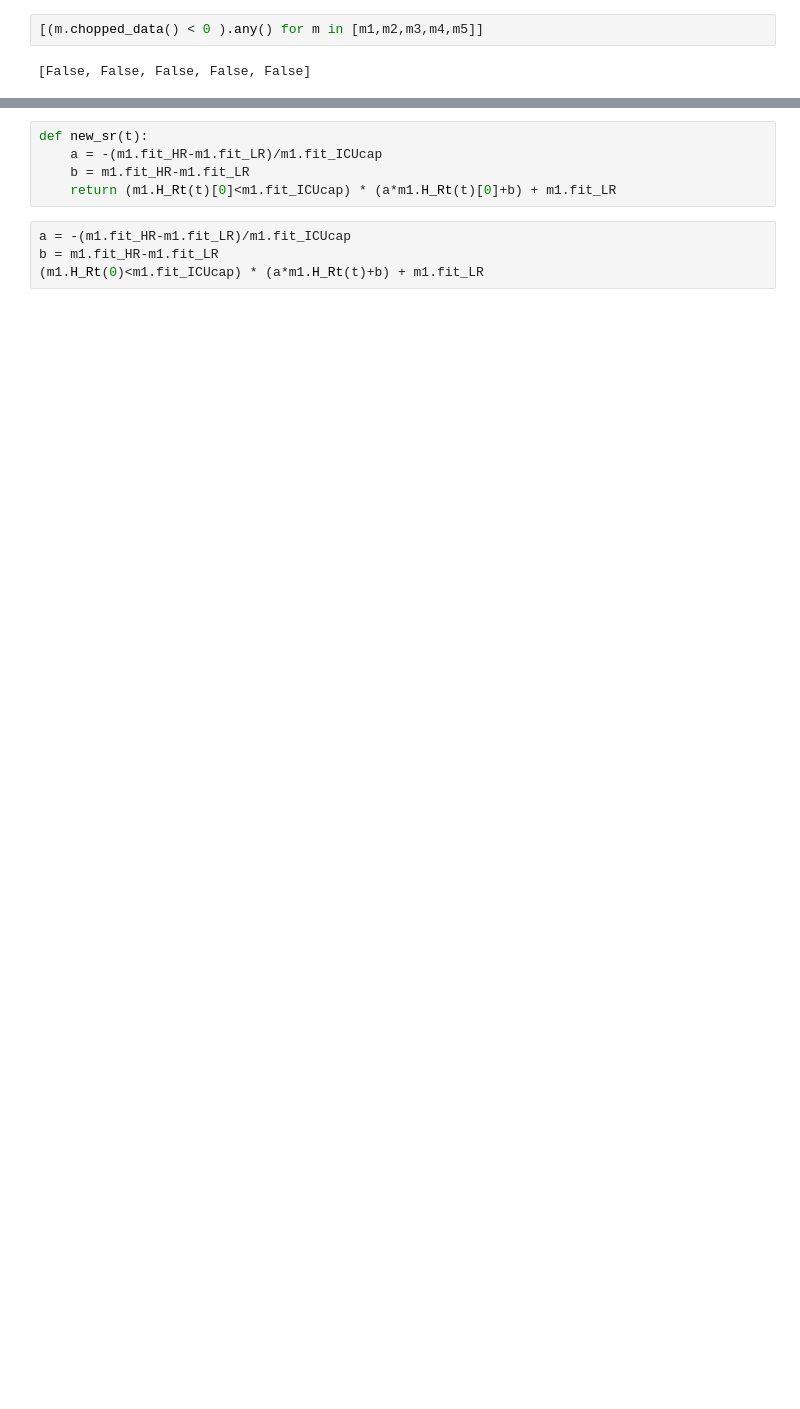
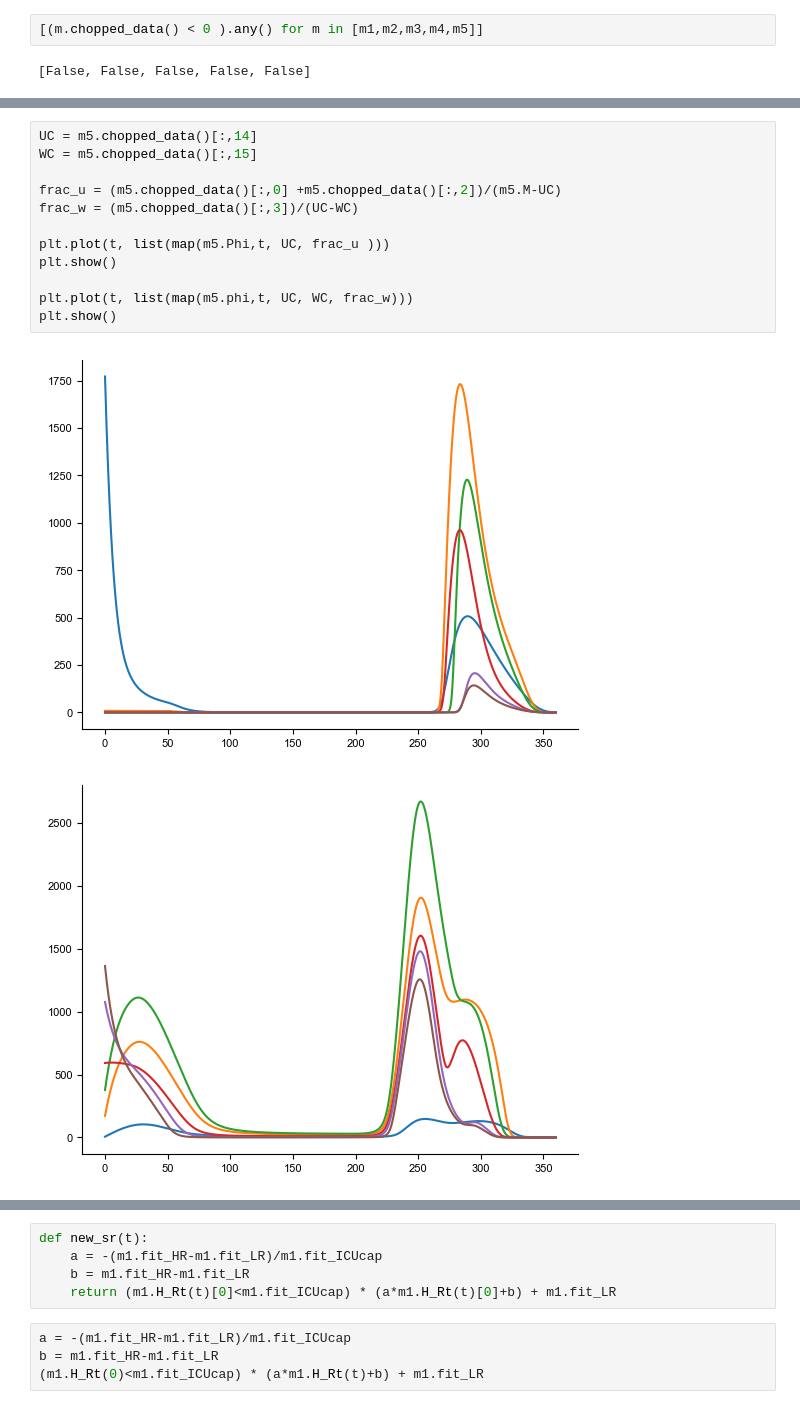
Before and after one commit to Priesemann-Group/covid19_winter_dilemma, a Jupyter notebook: notebooks/extended_fig2.ipynb, the cells around one changed output, grey strips where cells are left out. Saved outputs shown, nothing was run; the diff lists cells and outputs as text; blank space fills up the shorter version.

```diff
--- a/notebooks/extended_fig2.ipynb
+++ b/notebooks/extended_fig2.ipynb
@@ -136,0 +124,15 @@ array([[0.00150573, 0.00146443, 0.00150926, ..., 0.        , 0.        ,
+# %%
+UC = m5.chopped_data()[:,14]
+WC = m5.chopped_data()[:,15]
+
+frac_u = (m5.chopped_data()[:,0] +m5.chopped_data()[:,2])/(m5.M-UC)
+frac_w = (m5.chopped_data()[:,3])/(UC-WC)
+
+plt.plot(t, list(map(m5.Phi,t, UC, frac_u )))
+plt.show()
+
+plt.plot(t, list(map(m5.phi,t, UC, WC, frac_w)))
+plt.show()
+# %% [output]
+[figure, added]
+[figure, added]
```
Also changed, not shown: parts of 25 cells of this notebook, 2 other files.
